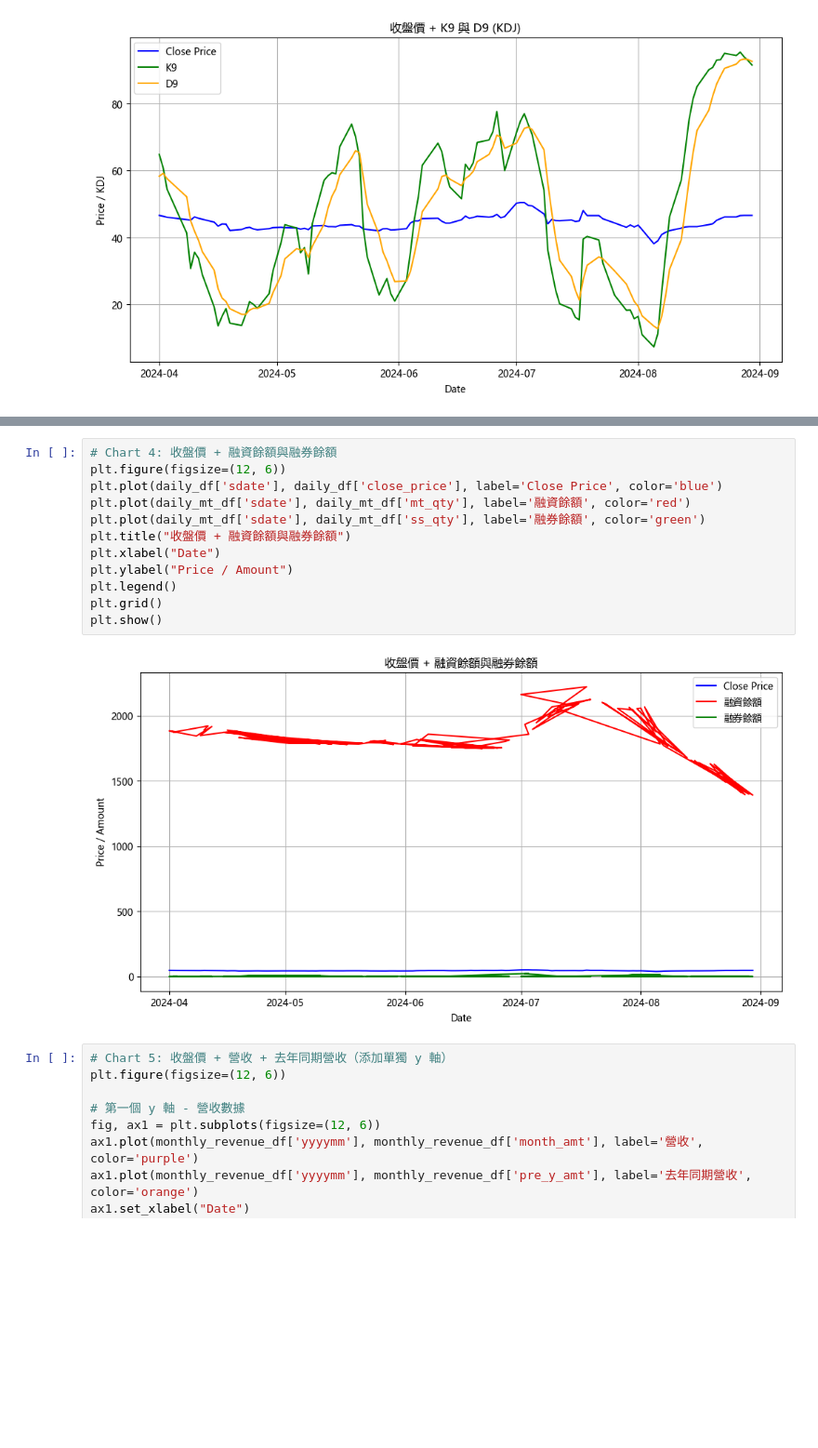
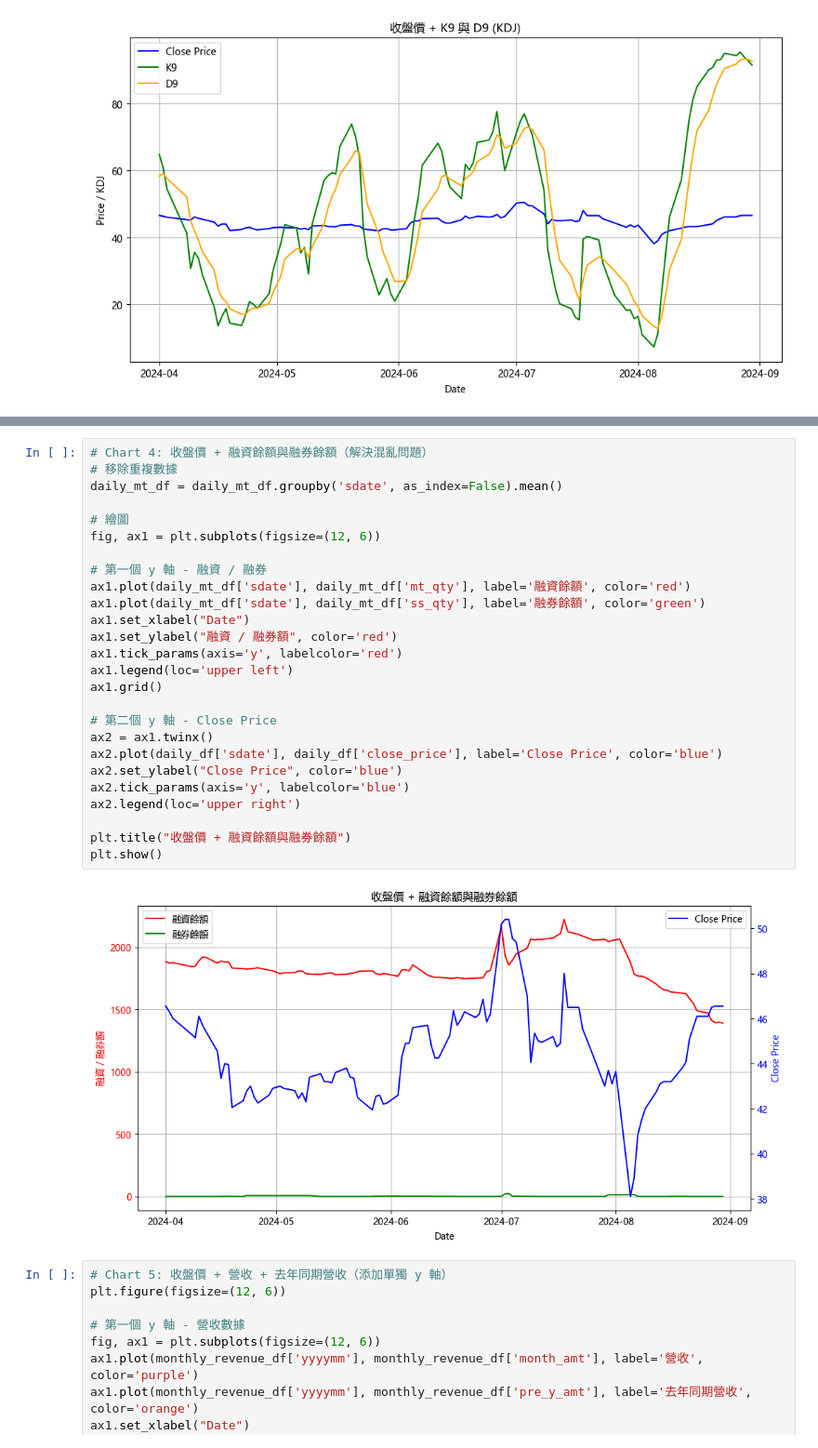
Before and after one commit to katewayc/stock-1783, a Jupyter notebook: stock_1783.ipynb, the cells around one changed output, grey strips where cells are left out. Shown: that part at 93% size. Drawn from its saved outputs; the diff is of its cells as text; blank space fills up the shorter version.

```diff
--- a/stock_1783.ipynb
+++ b/stock_1783.ipynb
@@ -118,17 +132,31 @@ plt.show()
 # %%
-# Chart 4: 收盤價 + 融資餘額與融券餘額
-plt.figure(figsize=(12, 6))
-plt.plot(daily_df['sdate'], daily_df['close_price'], label='Close Price', color='blue')
-plt.plot(daily_mt_df['sdate'], daily_mt_df['mt_qty'], label='融資餘額', color='red')
-plt.plot(daily_mt_df['sdate'], daily_mt_df['ss_qty'], label='融券餘額', color='green')
+# Chart 4: 收盤價 + 融資餘額與融券餘額（解決混亂問題）
+# 移除重複數據
+daily_mt_df = daily_mt_df.groupby('sdate', as_index=False).mean()
+
+# 繪圖
+fig, ax1 = plt.subplots(figsize=(12, 6))
+
+# 第一個 y 軸 - 融資 / 融券
+ax1.plot(daily_mt_df['sdate'], daily_mt_df['mt_qty'], label='融資餘額', color='red')
+ax1.plot(daily_mt_df['sdate'], daily_mt_df['ss_qty'], label='融券餘額', color='green')
+ax1.set_xlabel("Date")
+ax1.set_ylabel("融資 / 融券額", color='red')
+ax1.tick_params(axis='y', labelcolor='red')
+ax1.legend(loc='upper left')
+ax1.grid()
+
+# 第二個 y 軸 - Close Price
+ax2 = ax1.twinx()
+ax2.plot(daily_df['sdate'], daily_df['close_price'], label='Close Price', color='blue')
+ax2.set_ylabel("Close Price", color='blue')
+ax2.tick_params(axis='y', labelcolor='blue')
+ax2.legend(loc='upper right')
+
 plt.title("收盤價 + 融資餘額與融券餘額")
-plt.xlabel("Date")
-plt.ylabel("Price / Amount")
-plt.legend()
-plt.grid()
 plt.show()
 # %% [output]
-[figure, old version]
+[figure, new version]
 # %%
 # Chart 5: 收盤價 + 營收 + 去年同期營收（添加單獨 y 軸）
 plt.figure(figsize=(12, 6))
```
Also changed, not shown: parts of 1 cell of this notebook, 1 other file.
